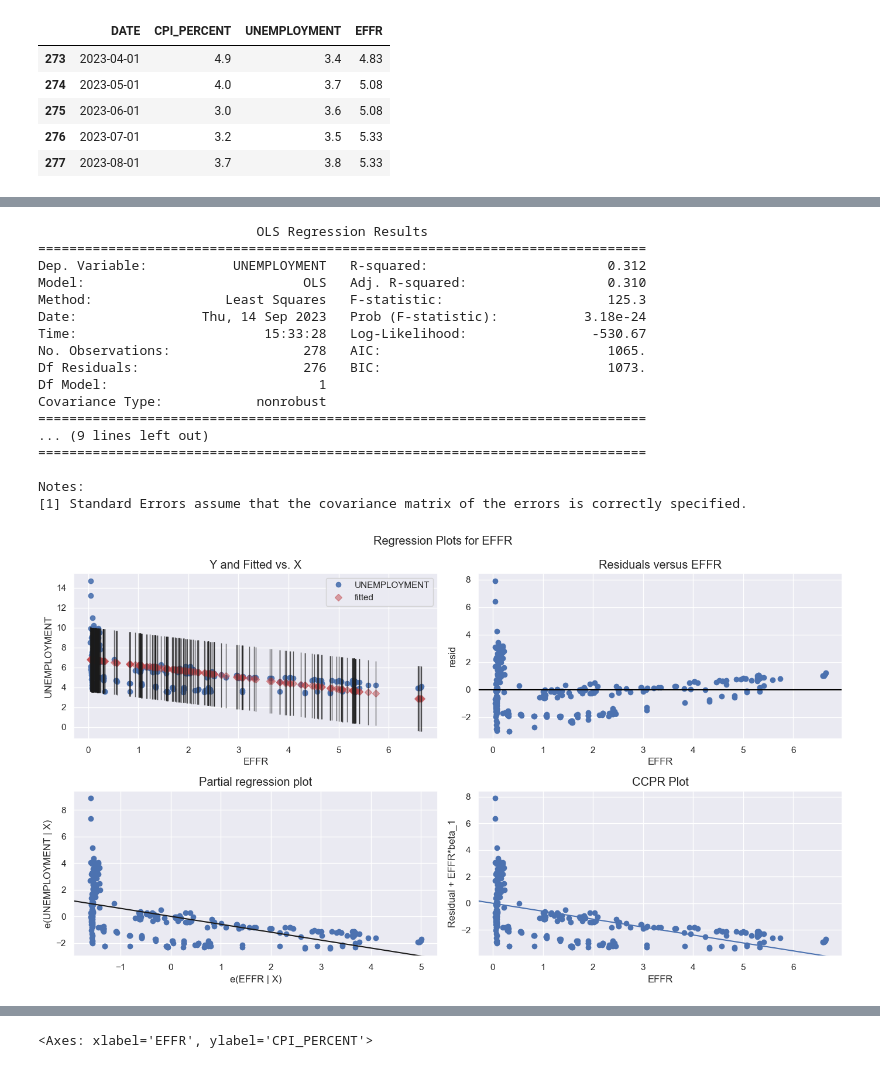
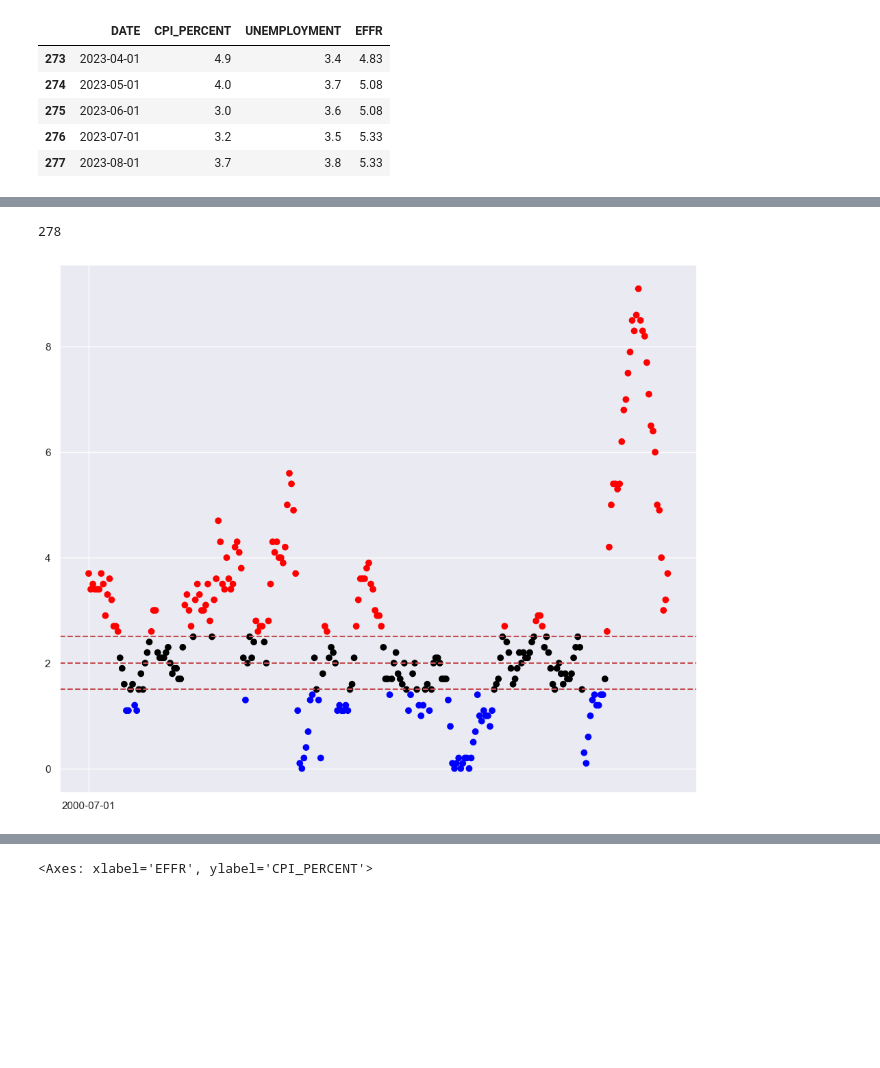
Before and after one commit to himalayahall/DATA608, a Jupyter notebook: Story 2/Story2.ipynb, the cells around one changed output, grey strips where cells are left out. Drawn from its saved outputs; the diff is of its cells as text; code cells hidden in the pictures; blank space fills up the shorter version.

```diff
--- a/Story 2/Story2.ipynb
+++ b/Story 2/Story2.ipynb
@@ -119,34 +81,32 @@ Notes:
-# %%
-    # fit simple linear regression model
-mod = ols('UNEMPLOYMENT ~ EFFR',
-                   data=merged).fit()
-
-# display model summary
-print(mod.summary())
-
-# modify figure size
-fig = plt.figure(figsize=(14, 8))
-
-# creating regression plots
-fig = sm.graphics.plot_regress_exog(mod,
-                                    'EFFR',
-                                    fig=fig)
-# %% [output]
-                            OLS Regression Results
-==============================================================================
-Dep. Variable:           UNEMPLOYMENT   R-squared:                       0.312
-Model:                            OLS   Adj. R-squared:                  0.310
-Method:                 Least Squares   F-statistic:                     125.3
-Date:                Thu, 14 Sep 2023   Prob (F-statistic):           3.18e-24
-Time:                        15:33:28   Log-Likelihood:                -530.67
-No. Observations:                 278   AIC:                             1065.
-Df Residuals:                     276   BIC:                             1073.
-Df Model:                           1
-Covariance Type:            nonrobust
-==============================================================================
-... (9 lines left out)
-==============================================================================
-
-Notes:
-[1] Standard Errors assume that the covariance matrix of the errors is correctly specified.
-[figure, removed]
+# %%
+print(len(merged))
+cpi_on_target = merged[merged['CPI_PERCENT'] <= 2.0]
+unemp_on_target = merged[merged['UNEMPLOYMENT'] <= 4.0]
+# print(f'CPI on target: {cpi_on_target}, %CPI on target: {round(cpi_on_target / len(merged), 2)}, Unemployment on target: {unemp_on_target}, %Unemployment on target: {round(unemp_on_target / len(merged), 2)}')
+# %% [output]
+278
+# %%
+import matplotlib.dates as mdates
+from matplotlib.axis import Axis
+
+years = mdates.YearLocator()
+
+threshold_upper = 2.5
+threshold_lower = 1.5
+colors = ['red' if i > threshold_upper else 'blue' if i < threshold_lower else 'black' for i in merged['CPI_PERCENT'] ]
+
+fig, ax = plt.subplots()
+
+Axis.set_major_locator(ax.xaxis, years)
+
+ax.format_xdata = mdates.DateFormatter('% Y')
+plt.scatter(merged['DATE'], merged['CPI_PERCENT'] , c=colors)
+
+ax.format_xdata = mdates.DateFormatter('% m')
+
+plt.axhline(y=threshold_upper, color='r', linestyle='--')
+plt.axhline(y=2.0, color='r', linestyle='--')
+plt.axhline(y=threshold_lower, color='r', linestyle='--')
+plt.show()
+# %% [output]
+[figure, added]
```
Also changed, not shown: parts of 8 cells of this notebook.
